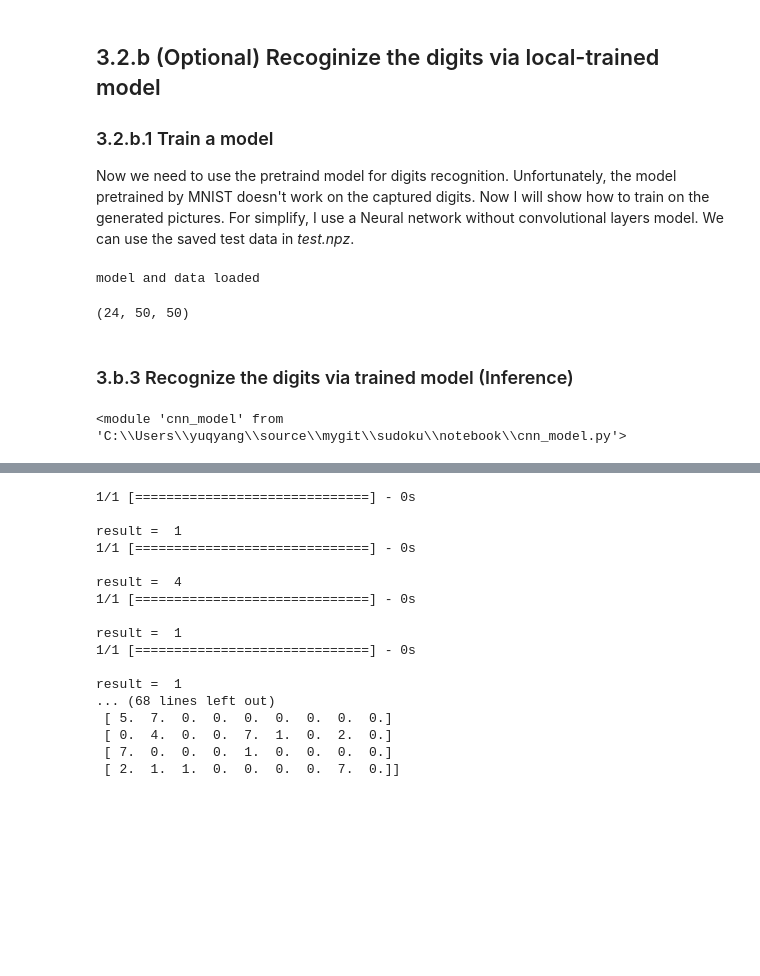
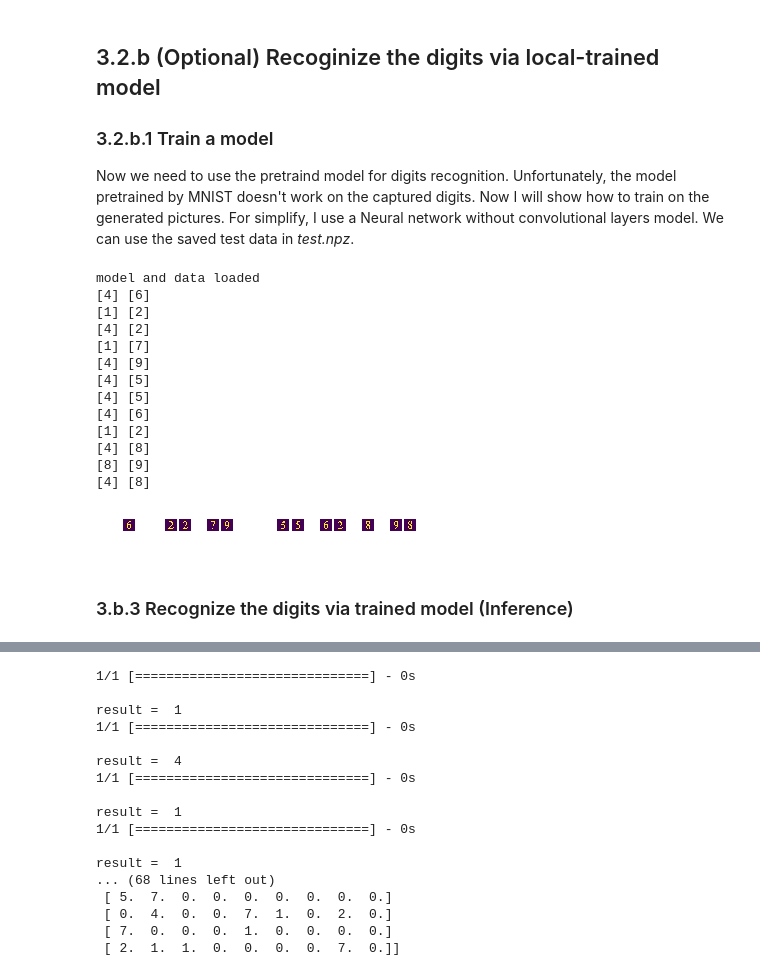
Before and after one commit to mydmdm/sudoku, a Jupyter notebook: notebook/ipwebcam.ipynb, the cells around one changed output, grey strips where cells are left out. Cells and saved outputs as stored; diff of their text form; code cells hidden in the pictures; blank space fills up the shorter version.

```diff
--- a/notebook/ipwebcam.ipynb
+++ b/notebook/ipwebcam.ipynb
@@ -249,17 +233,11 @@ Now we can retrieve the recognized digits and get the whole puzzle.
 digits_str = result['regions'][0]['lines'][0]['words'][0]['text']
 puzzle = np.zeros((9,9), dtype='int')
 k = 0
-x_test, y_test = [], []
 for i in itertools.product(range(9), repeat=2):
     if not flagEmpty[i]:
         puzzle[i] = int(digits_str[k])
-        x_test.append(img_mdl[i[0]][i[1]])
-        y_test.append(int(digits_str[k]))
         k = k + 1
 print(puzzle)
-# save the data for cross-validation
-x_test, y_test = np.array(x_test), np.array(y_test)
-np.savez('test', x_test, y_test)
 # %% [output]
 [[0 1 0 0 0 0 0 6 4]
  [0 0 0 0 4 0 0 0 2]
@@ -274,3 +253,14 @@ np.savez('test', x_test, y_test)
+# %%
+k = 0
+x_test, y_test = [], []
+for i in itertools.product(range(9), repeat=2):
+    if not flagEmpty[i]:
+        tmp = cv2.adaptiveThreshold(img_mdl[i[0]][i[1]],255,cv2.ADAPTIVE_THRESH_MEAN_C,cv2.THRESH_BINARY_INV,15,15)
+        x_test.append(tmp)
+        y_test.append(int(digits_str[k]))
+        k = k + 1
+x_test, y_test = np.array(x_test), np.array(y_test)
+np.savez('test', x_test, y_test)
 # %% [markdown]
 ## 4. Solve the Puzzle
 Given the recognized puzzle, I use the backtrack algorithm to solve the puzzle. I use a very simple (not optimized) recursive implementation. Maybe will improve it later.
@@ -355,21 +345,37 @@ We can use the saved test data in *test.npz*.
 # %%
 mdl = load_model('cnn_model.h5')
 data_test = np.load('test.npz')
 x_test, y_test = data_test['arr_0'], data_test['arr_1']
-y_test = keras.utils.to_categorical(y_test, 10)
-x_test = cnn_model.preProcessImg(x_test)
+
+# y_test = keras.utils.to_categorical(y_test, 10)
+x_test = cnn_model.preProcessImg(x_test, (x_test.shape[1:3]))
+
 print('model and data loaded')
+y_pred = mdl.predict_classes(x_test, verbose=0)
+for k in np.argwhere(y_pred != y_test):
+    print(y_pred[k], y_test[k])
+    plt.subplot(1,len(y_pred),k+1)
+    plt.imshow(np.squeeze(x_test[k]))
+    plt.axis('off')
 # %% [output]
 model and data loaded
+[4] [6]
+[1] [2]
+[4] [2]
+[1] [7]
+[4] [9]
+[4] [5]
+[4] [5]
+[4] [6]
+[1] [2]
+[4] [8]
+[8] [9]
+[4] [8]
+[figure, added]
-# %%
-mdl.evaluate(x_test, y_test)
-# %% [output]
-(24, 50, 50)
 # %% [markdown]
 ### 3.b.3 Recognize the digits via trained model (Inference)
 # %%
 import imp
 import cnn_model
 imp.reload(cnn_model)
+x_train, y_train = cnn_model.genDataSet(100, (50,50))
-# %% [output]
-<module 'cnn_model' from 'C:\\Users\\yuqyang\\source\\mygit\\sudoku\\notebook\\cnn_model.py'>
```
Also changed, not shown: parts of 5 cells of this notebook, 1 other file.
